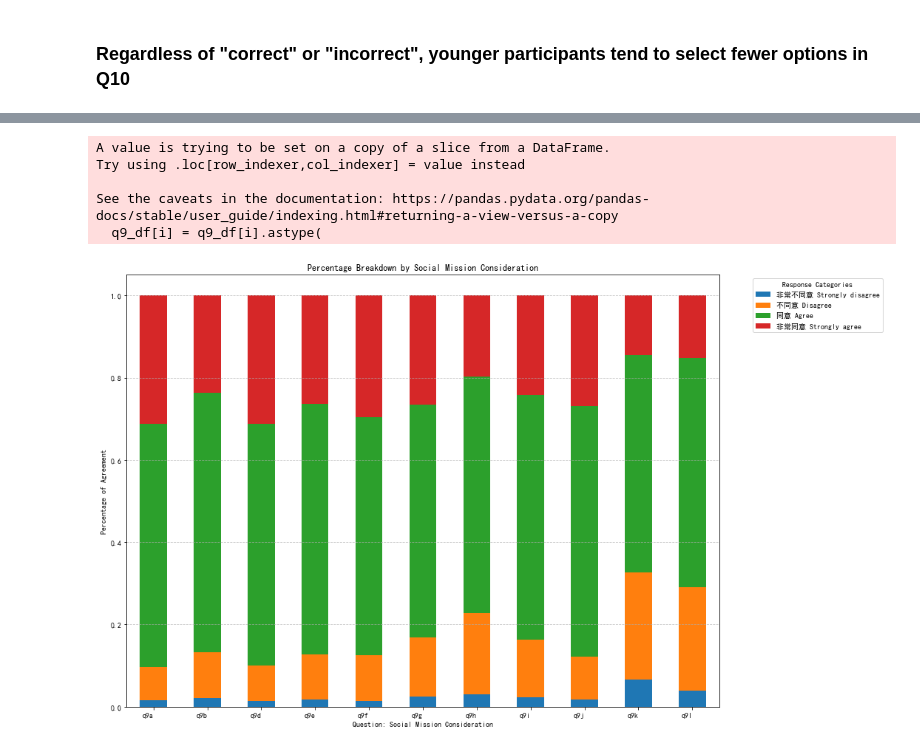
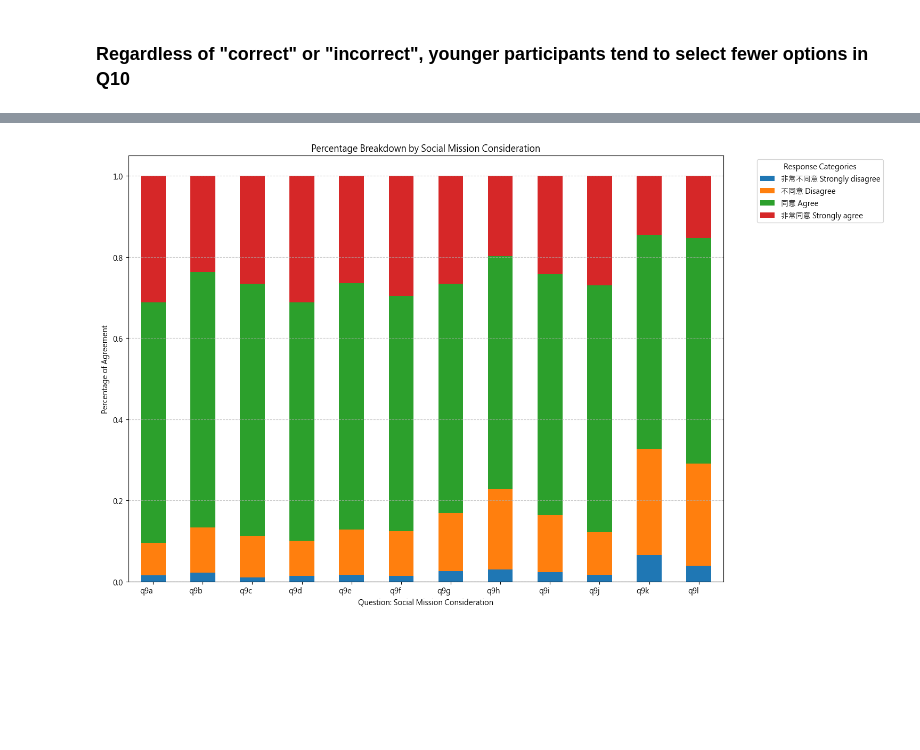
Before and after one commit to buthontingtimothy/gcse_001, a Jupyter notebook: data-analysis.ipynb, the cells around one changed output, grey strips where cells are left out. Cells and saved outputs as stored; diff of their text form; code cells hidden in the pictures; blank space fills up the shorter version.

```diff
--- a/data-analysis.ipynb
+++ b/data-analysis.ipynb
@@ -151,3 +288,5 @@ for k, v in q10_mapping.items():
+# %%
+df = data_cleaning(raw_df)
 # %% [markdown]
 ### Regardless of "correct" or "incorrect", younger participants tend to select fewer options in Q10
 # %%
@@ -171,38 +311,34 @@ display(cleaned_df[[i for i in cleaned_df.columns if 'q10_' in i]+['Agegroup']].
 | 51-64 歳 51-64 years old | 102 | 86 | 82 | 73 | 69 | 68 | 63 | ... |
 | 65 歳以上 over 65 | 10 | 8 | 9 | 9 | 9 | 6 | 7 | ... |
 # %%
-plt.rcParams['font.sans-serif'] = ['SimHei']
+# plt.rcParams['font.sans-serif'] = ['SimHei']
+plt.rcParams['axes.unicode_minus'] = False
+# %%
+def count_values(df):
+    counts = pd.DataFrame()
+    for col in df.columns:
+        counts[col] = df[col].astype(
+            pd.CategoricalDtype(
+                categories=["非常不同意 Strongly disagree", "不同意 Disagree", "同意 Agree", "非常同意 Strongly agree"],
+                ordered=True
+            )
+        ).value_counts(normalize=True).sort_index()
+    return counts
+# %%
+q9_cols = map_registry['map_cols']['cols_simple_map']['cols_q9']
+q9 = simple_map(df[q9_cols], q9_cols, reverse_map(map_registry['map_q9']))
 # %%
-q9_df = cleaned_df[[i for i in cleaned_df.columns if 'q9' in i]]
-for i in q9_df.columns:
-    q9_df[i] = q9_df[i].astype(
-        pd.CategoricalDtype(
-            categories=["非常不同意 Strongly disagree", "不同意 Disagree", "同意 Agree", "非常同意 Strongly agree"],
-            ordered=True
-        )
-    )
-
-pd.options.display.float_format = '{:,.1%}'.format
-pd.DataFrame({
-    col: q9_df[col]\
-            .value_counts(normalize=True)\
-            .sort_index() for col in q9_df.columns}).T.plot(kind='bar', stacked=True, figsize=(15, 9))
-
+count_values(q9).T.plot(kind='bar', stacked=True, figsize=(15, 9))
 plt.title('Percentage Breakdown by Social Mission Consideration')
 plt.xlabel('Question: Social Mission Consideration')
 plt.ylabel('Percentage of Agreement')
 plt.xticks(rotation ='horizontal', ha='right')
 plt.grid(axis='y', linestyle='--', alpha=0.7)
 plt.legend(title='Response Categories', bbox_to_anchor=(1.05, 1), loc='upper left')
 plt.tight_layout()
 plt.savefig('stacked_bar_chart.png')
 # %% [output]
-A value is trying to be set on a copy of a slice from a DataFrame.
-Try using .loc[row_indexer,col_indexer] = value instead
-
-See the caveats in the documentation: https://pandas.pydata.org/pandas-docs/stable/user_guide/indexing.html#returning-a-view-versus-a-copy
-  q9_df[i] = q9_df[i].astype(
-[figure, old version]
+[figure, new version]
 # %%
 def cross_tab_bar_chart(df, x_column, y_column, normalize):
     crosstab = pd.crosstab(index=df[x_column], columns=df[y_column], normalize=normalize)
```
Also changed, not shown: parts of 21 cells of this notebook, 1 other file.
